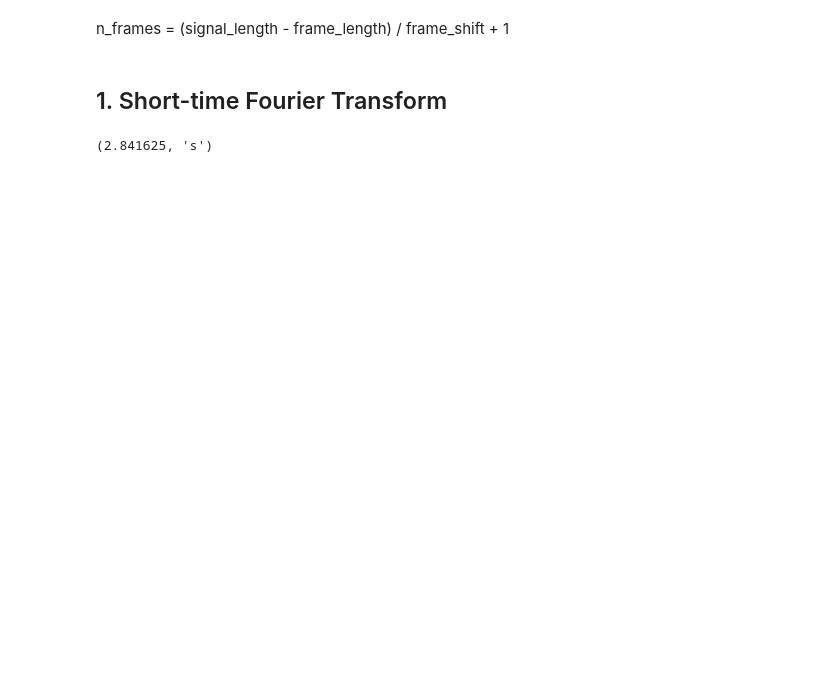
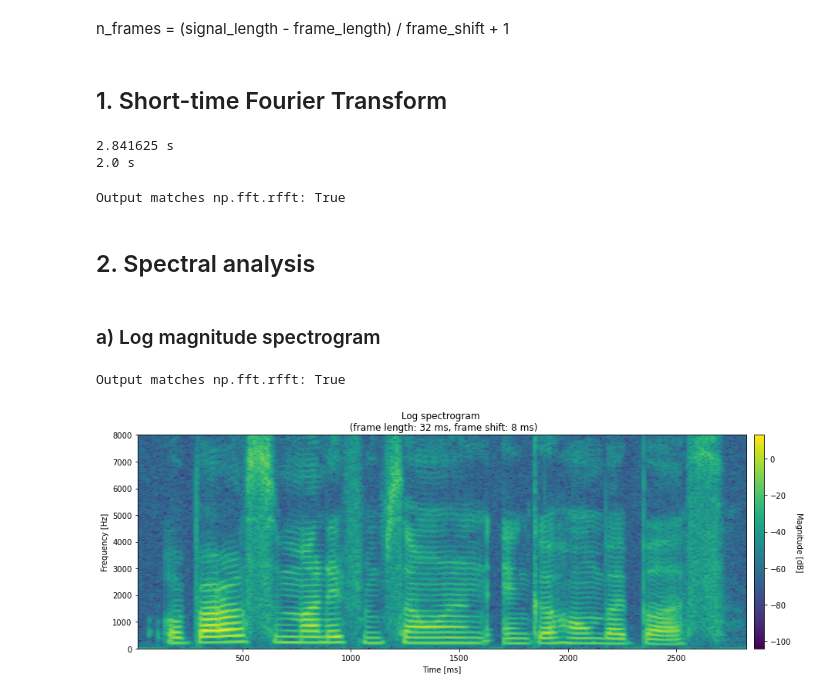
Before and after one commit to iibrahimli/ssp_sose2023, a Jupyter notebook: Exercise2/exercise2.ipynb, the cells around one changed output. Drawn from its saved outputs; the diff is of its cells as text; code cells hidden in the pictures; blank space fills up the shorter version.

```diff
--- a/Exercise2/exercise2.ipynb
+++ b/Exercise2/exercise2.ipynb
@@ -39,5 +51,55 @@ def compute_stft(
 # %%
 s1, sampling_rate = librosa.core.load("Audio/speech1.wav", sr=None)
-len(s1) / sampling_rate, "s"
+print(len(s1) / sampling_rate, "s")
+
+s2, sampling_rate = librosa.core.load("Audio/phone.wav", sr=None)
+print(len(s2) / sampling_rate, "s")
 # %% [output]
-(2.841625, 's')
+2.841625 s
+2.0 s
+# %%
+m_stft, frame_centers = compute_stft(s1, sampling_rate, 25, 10, np.hamming(25 * sampling_rate // 1000))
+# %% [output]
+Output matches np.fft.rfft: True
+# %% [markdown]
+## 2. Spectral analysis
+# %% [markdown]
+### a) Log magnitude spectrogram
+# %%
+def plot_log_spectrogram(
+    signal: np.ndarray,
+    sampling_rate: int,
+    frame_length: int = 32,
+    frame_shift: int = 8,
+) -> None:
+    """Plot the log spectrogram of a signal."""
+    m_stft, v_time = compute_stft(
+        signal,
+        sampling_rate,
+        frame_length,
+        frame_shift,
+        get_window("hann", frame_length * sampling_rate // 1000),
+    )
+    v_freq = np.linspace(0, sampling_rate / 2, m_stft.shape[1])
+    fig = plt.figure()
+    ax = fig.add_subplot(111)
+    im = ax.imshow(
+        10 * np.log10(np.maximum(np.square(np.abs(m_stft.T)), 10 ** (-15))),
+        cmap="viridis",
+        origin="lower",
+        extent=[v_time[0], v_time[-1], v_freq[0], v_freq[-1]],
+        aspect="auto",
+    )
+    fig.colorbar(im, orientation="vertical", pad=0.01)
+    # set name & units for colorbar
+    im.colorbar.set_label("Magnitude [dB]", rotation=270, labelpad=15)
+    ax.set_title(f"Log spectrogram \n (frame length: {frame_length} ms, frame shift: {frame_shift} ms)")
+    ax.set_xlabel("Time [ms]")
+    ax.set_ylabel("Frequency [Hz]")
+    fig.tight_layout()
+    plt.show()
+# %%
+plot_log_spectrogram(s1, sampling_rate, frame_length=32, frame_shift=8)
+# %% [output]
+Output matches np.fft.rfft: True
+[figure, added]
```
Also changed, not shown: parts of 9 cells of this notebook.
